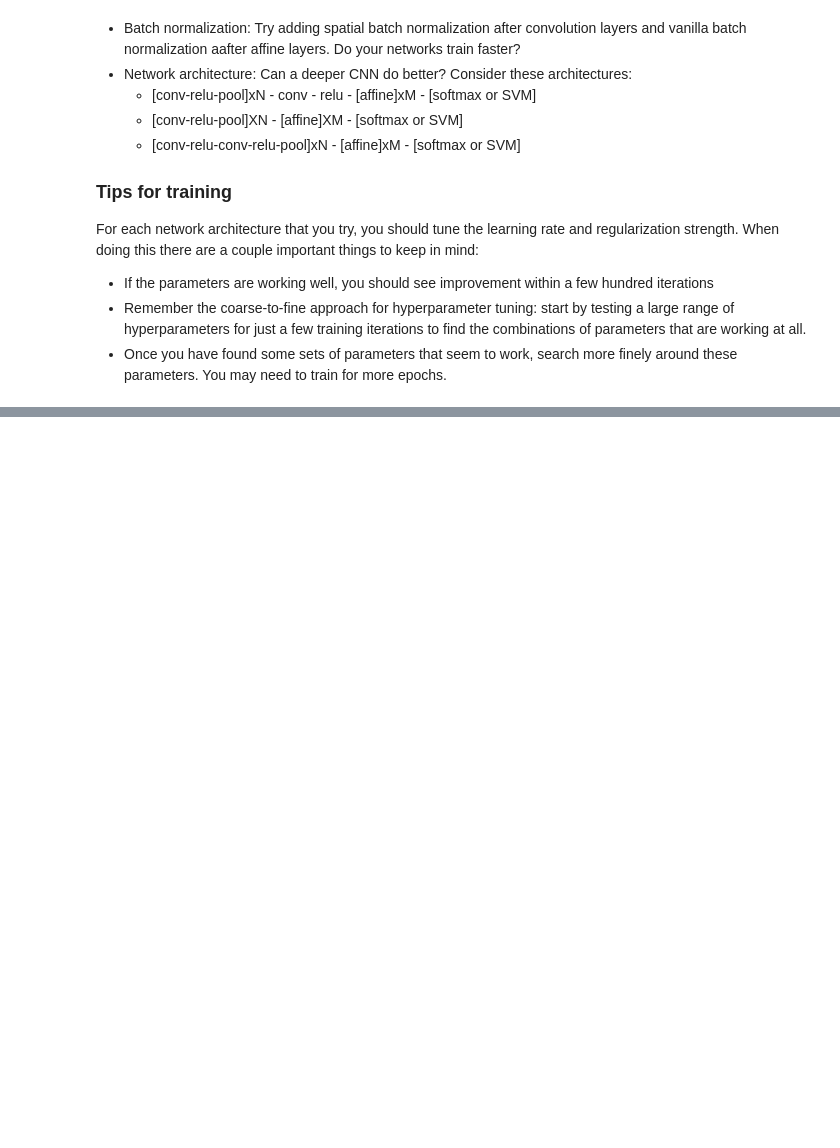
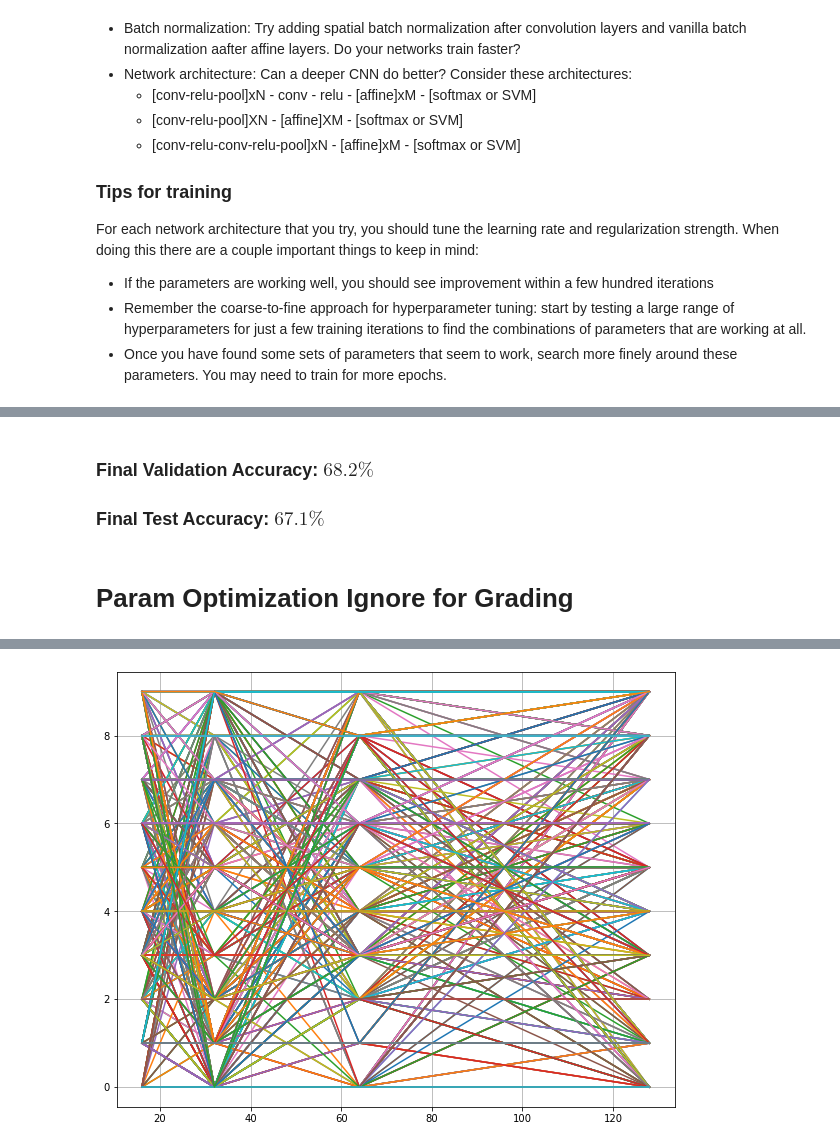
Before and after one commit to SunayBhat1/C247-NNs-DL, a Jupyter notebook: HW 5/hw5-code/CNN.ipynb, the cells around one changed output, grey strips where cells are left out. Saved outputs shown, nothing was run; the diff lists cells and outputs as text; code cells hidden in the pictures; blank space fills up the shorter version.

```diff
--- a/HW 5/hw5-code/CNN.ipynb
+++ b/HW 5/hw5-code/CNN.ipynb
@@ -158,0 +250,40 @@ For each network architecture that you try, you should tune the learning rate an
+# %% [markdown]
+### Final Validation Accuracy: $68.2\%$
+### Final Test Accuracy: $67.1\%$
+# %% [markdown]
+# Param Optimization **Ignore for Grading**
+# %%
+## Optimize for paramaters
+
+y_val_max = []
+y_test_max = []
+
+param_values = [16,32,64,128]
+
+for i,param in enumerate(param_values):
+    model = ThreeLayerConvNet(weight_scale = 0.001,
+                            hidden_dim = 500,
+                            reg = 0.001,
+                            num_filters = param,
+                            filter_size = 3)
+    solver = Solver(model, data,
+                    num_epochs=2, batch_size=500,
+                    update_rule='adam',
+                    optim_config={
+                    'learning_rate': 1e-3,
+                    },
+                    lr_decay=0.9,
+                    verbose=True, print_every=15)
+
+    solver.train()
+
+    # print out the validation and test accuracy
+    y_val_max.append(np.argmax(model.loss(data['X_val']), axis=1))
+    y_test_max.append(np.argmax(model.loss(data['X_test']), axis=1))
+    print('Validation set accuracy {} filters: {}'.format(param,np.mean(y_val_max == data['y_val'])))
+    print('Test set accuracy{} filters: {}'.format(param,np.mean(y_test_max == data['y_test'])))
+
+plt.plot(param_values,y_val_max)
+plt.plot(param_values,y_test_max)
+plt.grid()
+# %% [output]
@@ -158,0 +307 @@ For each network architecture that you try, you should tune the learning rate an
+[figure, added]
```
Also changed, not shown: parts of 9 cells of this notebook, 56 other files.
